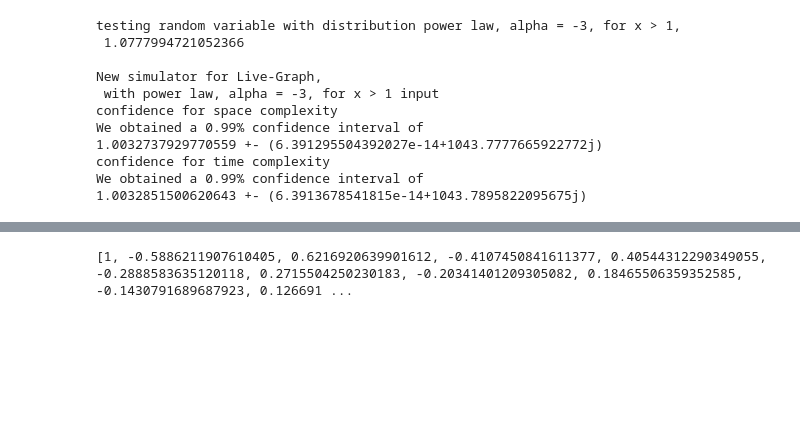
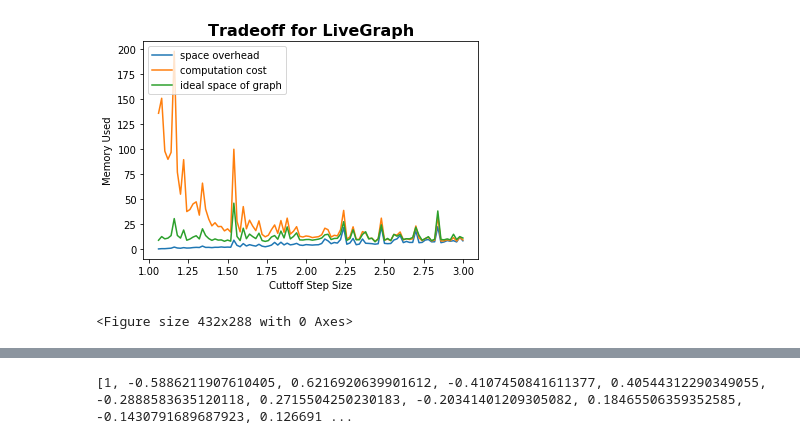
Before and after one commit to AaEll/MonteCarlo_simulator, a Jupyter notebook: Main.ipynb, the cells around one changed output, grey strips where cells are left out. Drawn from its saved outputs; the diff is of its cells as text; code cells hidden in the pictures; blank space fills up the shorter version.

Commit message:
created dedicated python files for larger computation

```diff
--- a/Main.ipynb
+++ b/Main.ipynb
@@ -1,53 +1,75 @@
 # %%
 import importlib
 resources = importlib.import_module("resources")
 import resources.MonteCarlo as MC
 
 import numpy as np
 import pandas as pd
 import math
 from functools import reduce
 import random
 random.seed(2010)
 
+import matplotlib.pyplot as plt
+%matplotlib inline
+
+
 def cost_powers_k(rv, k = 2):
+    assert(k!=1)
     if k == 2:
         cutoff = 1<<(int(rv)).bit_length()
     else:
         cutoff = k**(math.ceil(math.log(rv, k)))
     space_cost = cutoff-rv
-    time_cost = (cutoff - 1)/(k-1)
-    return (space_cost,time_cost)
+    time_cost = (cutoff - 1)*1.0/(k-1)
+    return (space_cost,time_cost,rv)
 
 def sum_pair_costs(sim, n,verbose = True):
-    sum1,sq_sum1,sum2,sq_sum2 = reduce(lambda x,y : (x[0]+y[0], x[0]+y[0]**2,\
-                                                     x[1]+y[1], x[1]+y[1]**2),\
-                                        sim.sample_repeated(n),(0,0,0,0))
+    sum1,sq_sum1,sum2,sq_sum2,sum3,sq_sum3 = reduce(lambda x,y : (x[0]+y[0], x[1]+y[0]**2,\
+                                                     x[2]+y[1], x[3]+y[1]**2,\
+                                                     x[4]+y[2], x[5]+y[2]**2),\
+                                        sim.sample_repeated(n),(0,0,0,0,0,0))
     if verbose:
         print("confidence for space complexity")
         MC.Calculate_ConfIntv(sum1,sq_sum1,n,.99)
         print("confidence for time complexity")
         MC.Calculate_ConfIntv(sum2,sq_sum2,n,.99)
-    return (sum1, sq_sum1, sum2, sq_sum2)
+    return (sum1/n, sq_sum1/n, sum2/n, sq_sum2/n,sum3/n,sq_sum3/n)
 
-alpha = -3
+alpha = -2
+xmin = 1
+n = 10000
+inv_f = lambda x : MC.inverse_continuous_power_law(x,xmin,alpha)
+rv = MC.RandomVariable(inv_f,"power law, alpha = -2, for x > 1",discrete = False,verbose = False)
+X  = []
+Y1 = []
+Y2 = []
+Y3 = []
 
-inv_f = lambda x : MC.inverse_continuous_power_law(x,1,alpha)
-X = MC.RandomVariable(inv_f,"power law, alpha = {alph}, for x > 1".format(alph = alpha))
-Sim = MC.Simulator(X,cost_powers_k,'Live-Graph')
-n = 200000
-
-sum_pair_costs(Sim,n)
+for j in range(98):
+    i = 3-j/50
+    #print ("i = {}".format(i))
+    cost_f = lambda x : cost_powers_k(x,i)
+    Sim = MC.Simulator(rv,cost_f,'Live-Graph', verbose = False)
+    y1, _, y2, _, y3, _ = sum_pair_costs(Sim, n, verbose = False)
+    X.append(i)
+    Y1.append(y1)
+    Y2.append(y2)
+    Y3.append(y3)
+plt.plot(X,Y1,label = "space overhead")
+plt.plot(X,Y2,label = "computation cost")
+plt.plot(X,Y3,label = "ideal space of graph")
+#plt.ylim(0,300)
+# Add legend
+plt.legend(loc='upper left')
+# Add title and x, y labels
+plt.title("Tradeoff for LiveGraph", fontsize=16, fontweight='bold')
+plt.suptitle("", fontsize=10)
+plt.xlabel("Cuttoff Step Size")
+plt.ylabel("Memory Used")
+plt.show()
+plt.savefig('results/continuous_fig.png')
 # %% [output]
+[figure, added]
-testing random variable with distribution power law, alpha = -3, for x > 1,
- 1.0777994721052366
-
-New simulator for Live-Graph,
- with power law, alpha = -3, for x > 1 input
-confidence for space complexity
-We obtained a 0.99% confidence interval of
-1.0032737929770559 +- (6.391295504392027e-14+1043.7777665922772j)
-confidence for time complexity
-We obtained a 0.99% confidence interval of
-1.0032851500620643 +- (6.3913678541815e-14+1043.7895822095675j)
+<Figure size 432x288 with 0 Axes>
 # %%
```
Also changed, not shown: parts of 5 cells of this notebook, 3 other files.
